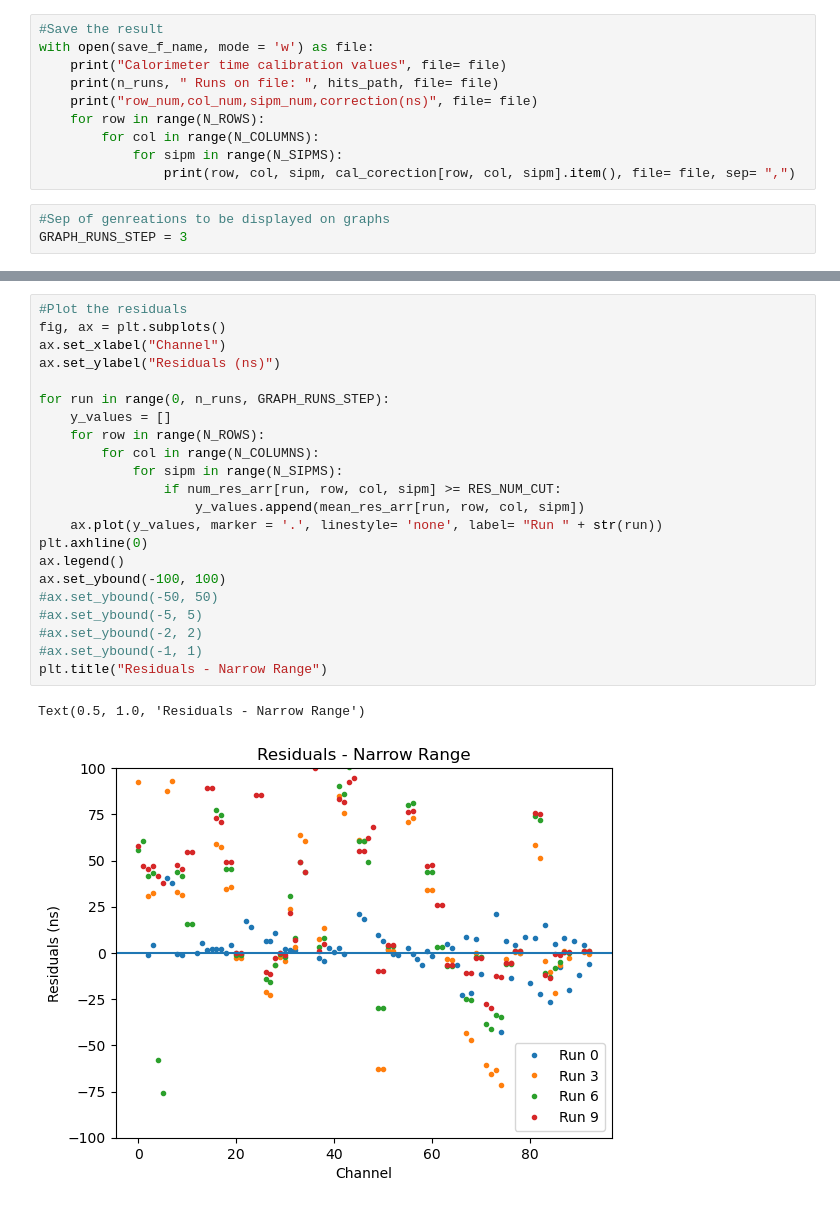
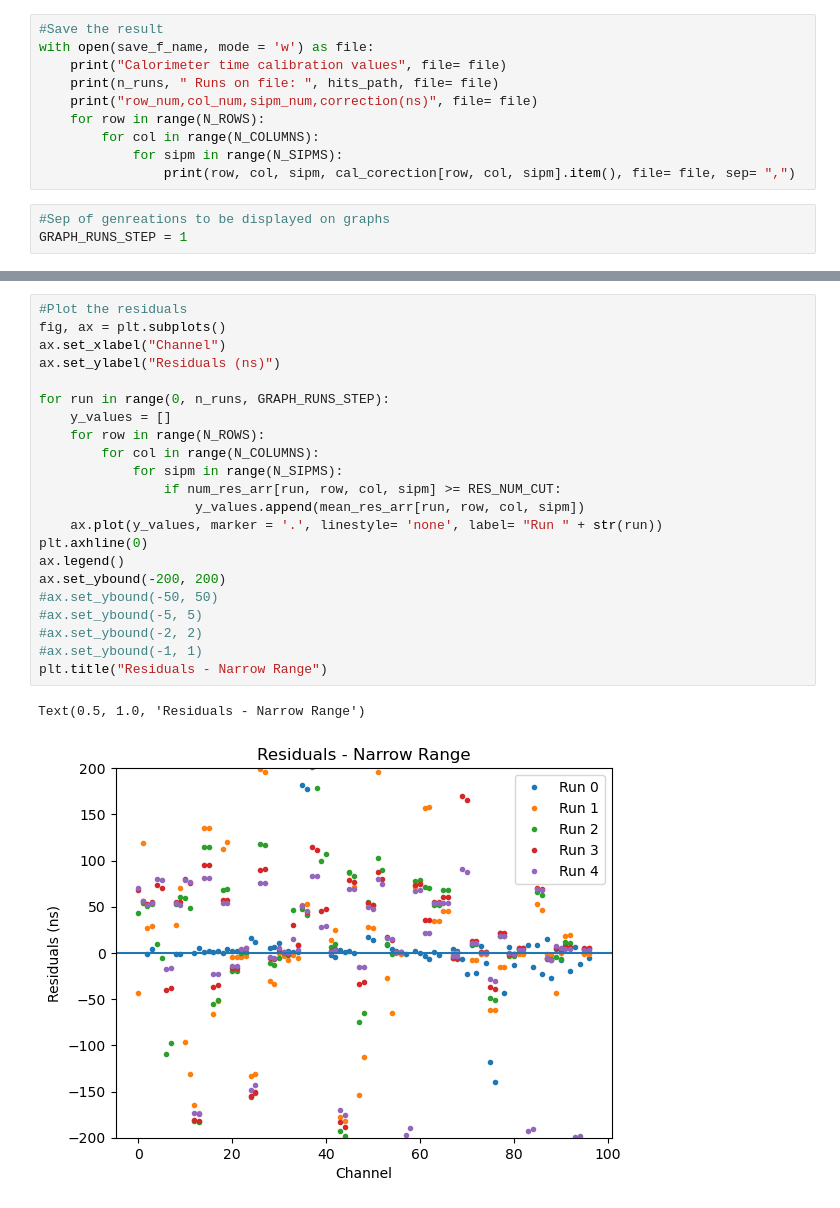
Before and after one commit to Mu2e/CaloCalibration, a Jupyter notebook: CosmicsCalib/vst/time_calibration/t_cal.ipynb, the cells around one changed output, grey strips where cells are left out. Cells and saved outputs as stored; diff of their text form.

```diff
--- a/CosmicsCalib/vst/time_calibration/t_cal.ipynb
+++ b/CosmicsCalib/vst/time_calibration/t_cal.ipynb
@@ -200,7 +235,7 @@ with open(save_f_name, mode = 'w') as file:
                 print(row, col, sipm, cal_corection[row, col, sipm].item(), file= file, sep= ",")
 # %%
 #Sep of genreations to be displayed on graphs
-GRAPH_RUNS_STEP = 3
+GRAPH_RUNS_STEP = 1
 # %%
 #Plot the residuals
 fig, ax = plt.subplots()
@@ -229,28 +264,28 @@ Text(0.5, 1.0, 'Residuals - Full Range')
 # %%
 #Plot the residuals
 fig, ax = plt.subplots()
 ax.set_xlabel("Channel")
 ax.set_ylabel("Residuals (ns)")
 
 for run in range(0, n_runs, GRAPH_RUNS_STEP):
     y_values = []
     for row in range(N_ROWS):
         for col in range(N_COLUMNS):
             for sipm in range(N_SIPMS):
                 if num_res_arr[run, row, col, sipm] >= RES_NUM_CUT:
                     y_values.append(mean_res_arr[run, row, col, sipm])
     ax.plot(y_values, marker = '.', linestyle= 'none', label= "Run " + str(run))
 plt.axhline(0)
 ax.legend()
-ax.set_ybound(-100, 100)
+ax.set_ybound(-200, 200)
 #ax.set_ybound(-50, 50)
 #ax.set_ybound(-5, 5)
 #ax.set_ybound(-2, 2)
 #ax.set_ybound(-1, 1)
 plt.title("Residuals - Narrow Range")
 # %% [output]
 Text(0.5, 1.0, 'Residuals - Narrow Range')
-[figure, old version]
+[figure, new version]
 # %%
 #Draw tht distrigution of the number of residuals for a specic generation over all the channles
 plt.hist(num_res_arr[0].flatten(), label= "Run " + str(run))
```
Also changed, not shown: parts of 19 cells of this notebook.
